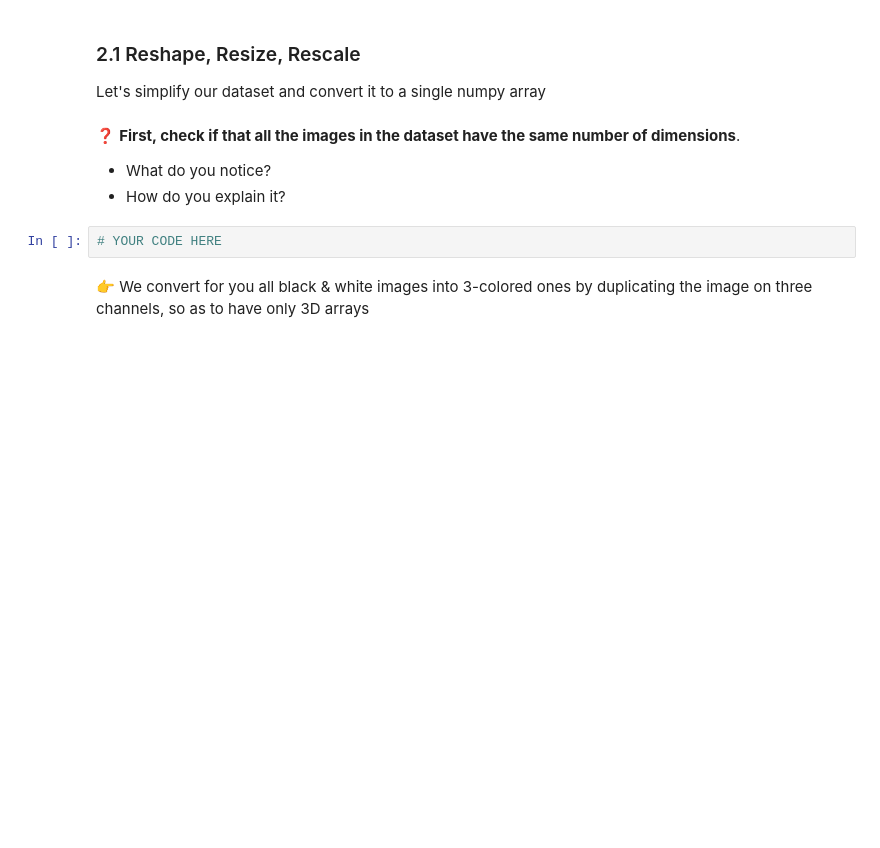
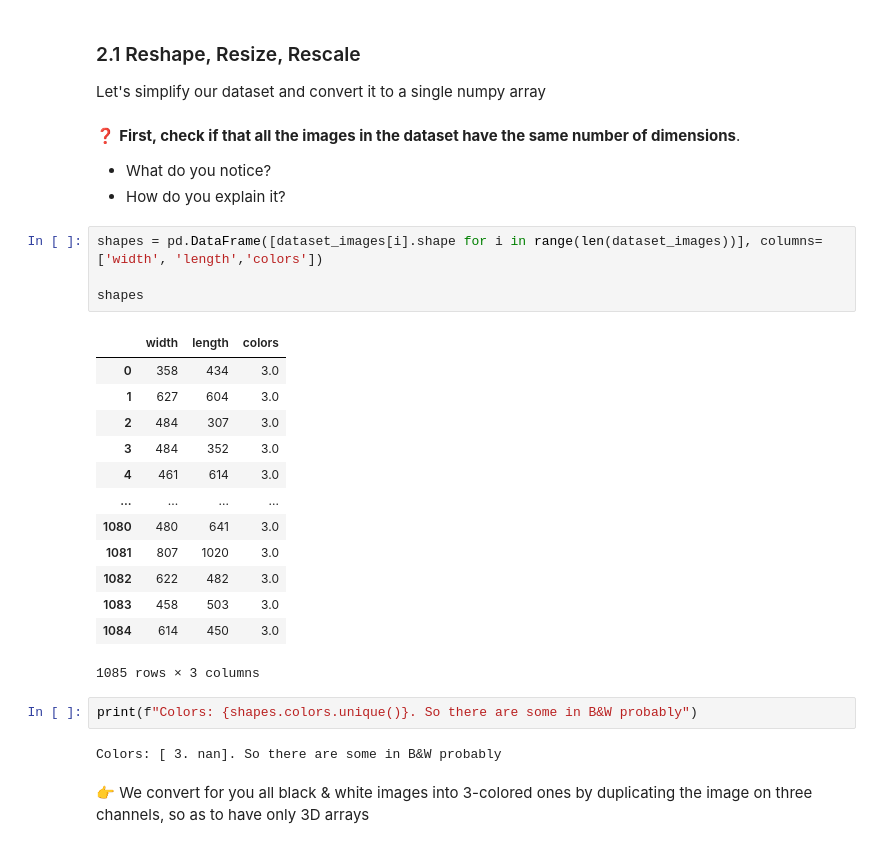
Before and after one commit to ClemenceK/data-certification-exam, a Jupyter notebook: convolutional_neural_networks/image_denoising.ipynb, the cells around one changed output. Saved outputs shown, nothing was run; the diff lists cells and outputs as text; blank space fills up the shorter version.

```diff
--- a/convolutional_neural_networks/image_denoising.ipynb
+++ b/convolutional_neural_networks/image_denoising.ipynb
@@ -75,7 +117,27 @@ Let's simplify our dataset and convert it to a single numpy array
 ❓ **First, check if that all the images in the dataset have the same number of dimensions**.
 - What do you notice?
 - How do you explain it?
+# %%
+shapes = pd.DataFrame([dataset_images[i].shape for i in range(len(dataset_images))], columns=['width', 'length','colors'])
+
+shapes
+# %% [output]
+|  | width | length | colors |
+| 0 | 358 | 434 | 3.0 |
+| 1 | 627 | 604 | 3.0 |
+| 2 | 484 | 307 | 3.0 |
+| 3 | 484 | 352 | 3.0 |
+| 4 | 461 | 614 | 3.0 |
+| ... | ... | ... | ... |
+| 1080 | 480 | 641 | 3.0 |
+| 1081 | 807 | 1020 | 3.0 |
+| 1082 | 622 | 482 | 3.0 |
+| 1083 | 458 | 503 | 3.0 |
+| 1084 | 614 | 450 | 3.0 |
+1085 rows × 3 columns
 # %%
-# YOUR CODE HERE
+print(f"Colors: {shapes.colors.unique()}. So there are some in B&W probably")
+# %% [output]
+Colors: [ 3. nan]. So there are some in B&W probably
 # %% [markdown]
 👉 We convert for you all black & white images into 3-colored ones by duplicating the image on three channels, so as to have only 3D arrays
```
Also changed, not shown: parts of 23 cells of this notebook, 4 other files.
